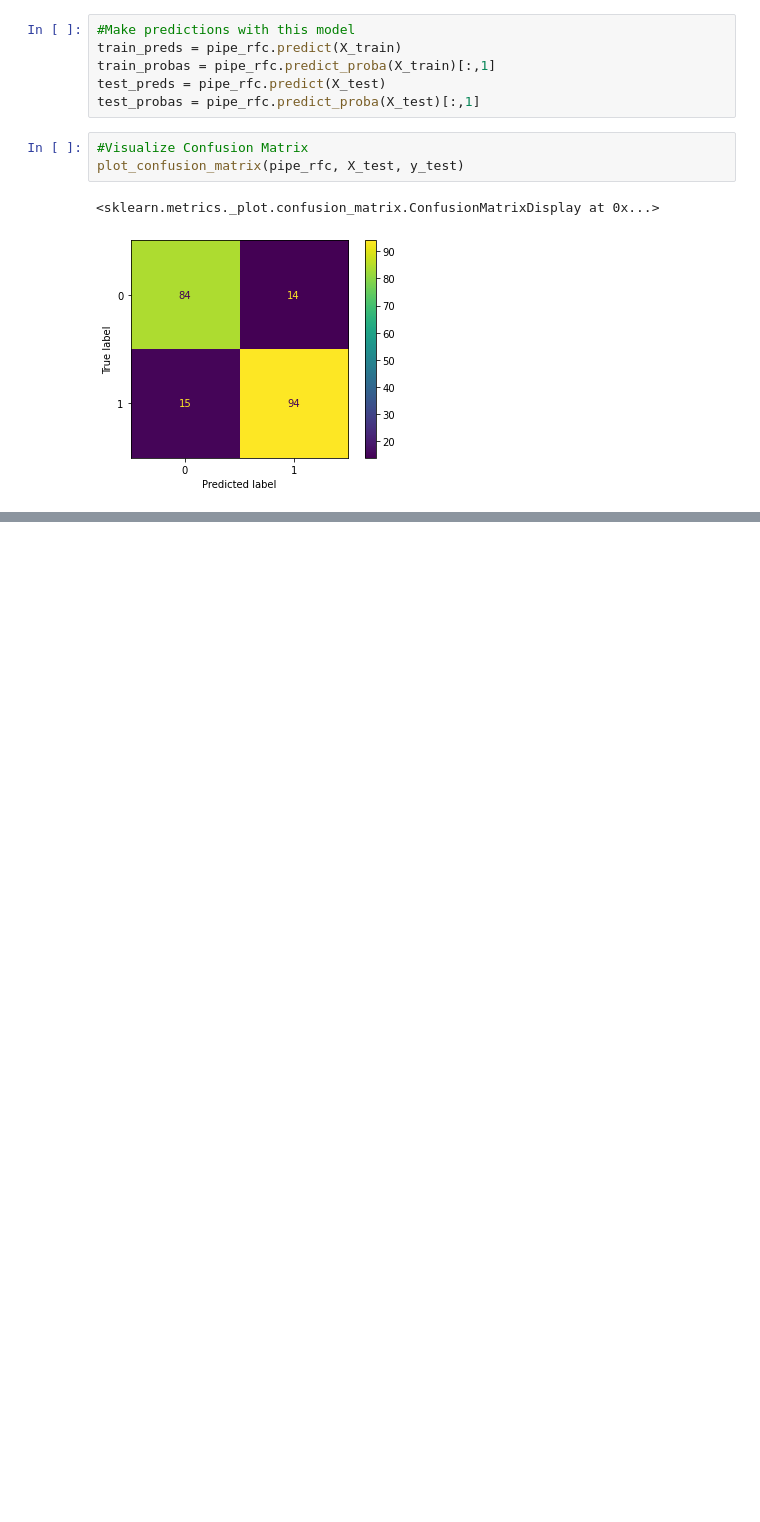
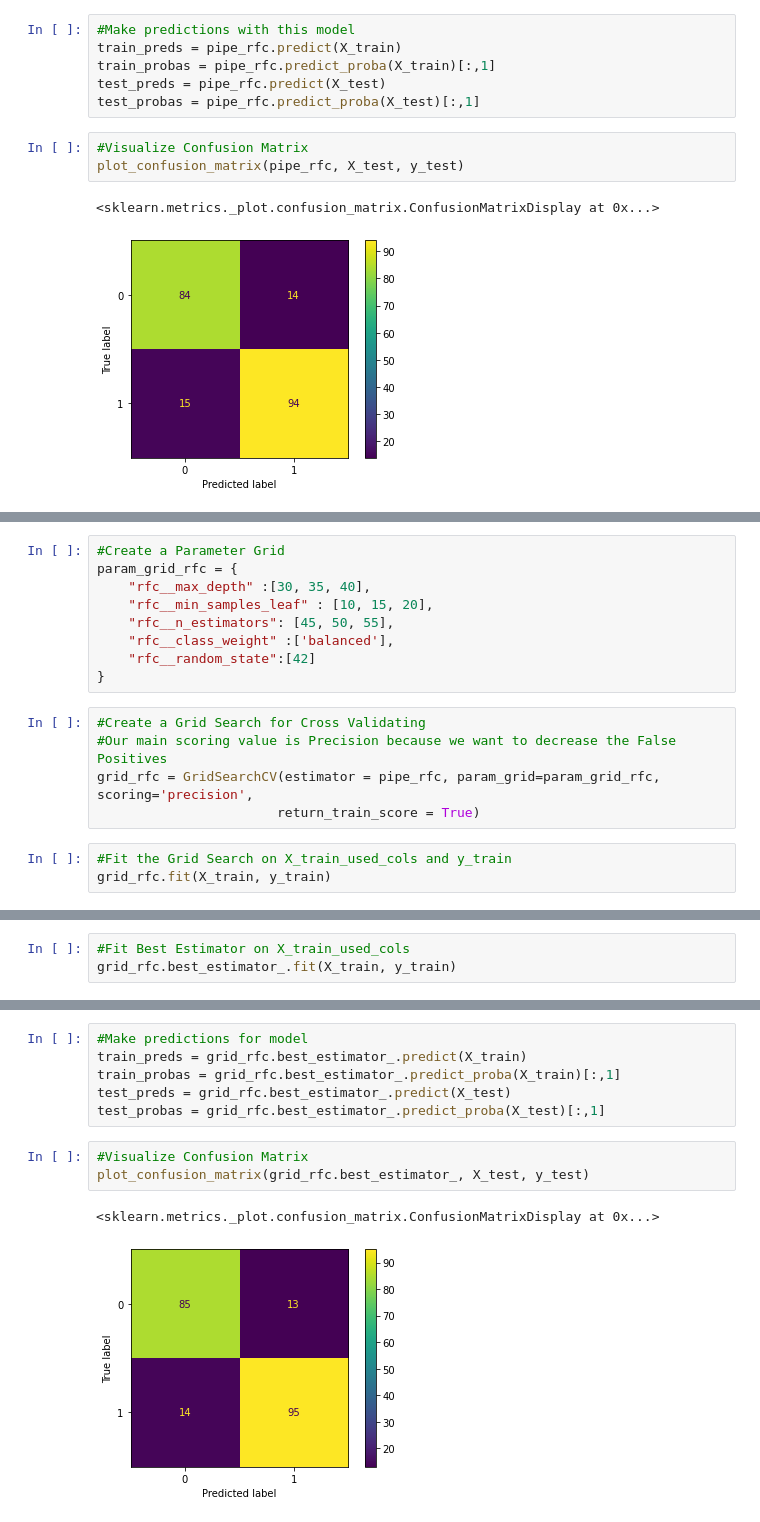
Before and after one commit to PattiCakes59/Predicting-Heart-Disease, a Jupyter notebook: Heart_Failure.ipynb, the cells around one changed output, grey strips where cells are left out. Drawn from its saved outputs; the diff is of its cells as text; blank space fills up the shorter version.

```diff
--- a/Heart_Failure.ipynb
+++ b/Heart_Failure.ipynb
@@ -447,0 +478,17 @@ plot_confusion_matrix(pipe_rfc, X_test, y_test)
+# %%
+#Create a Parameter Grid
+param_grid_rfc = {
+    "rfc__max_depth" :[30, 35, 40],
+    "rfc__min_samples_leaf" : [10, 15, 20],
+    "rfc__n_estimators": [45, 50, 55],
+    "rfc__class_weight" :['balanced'],
+    "rfc__random_state":[42]
+}
+# %%
+#Create a Grid Search for Cross Validating
+#Our main scoring value is Precision because we want to decrease the False Positives
+grid_rfc = GridSearchCV(estimator = pipe_rfc, param_grid=param_grid_rfc, scoring='precision',
+                       return_train_score = True)
+# %%
+#Fit the Grid Search on X_train_used_cols and y_train
+grid_rfc.fit(X_train, y_train)
@@ -447,0 +546,3 @@ plot_confusion_matrix(pipe_rfc, X_test, y_test)
+# %%
+#Fit Best Estimator on X_train_used_cols
+grid_rfc.best_estimator_.fit(X_train, y_train)
@@ -447,0 +562,12 @@ plot_confusion_matrix(pipe_rfc, X_test, y_test)
+# %%
+#Make predictions for model
+train_preds = grid_rfc.best_estimator_.predict(X_train)
+train_probas = grid_rfc.best_estimator_.predict_proba(X_train)[:,1]
+test_preds = grid_rfc.best_estimator_.predict(X_test)
+test_probas = grid_rfc.best_estimator_.predict_proba(X_test)[:,1]
+# %%
+#Visualize Confusion Matrix
+plot_confusion_matrix(grid_rfc.best_estimator_, X_test, y_test)
+# %% [output]
+<sklearn.metrics._plot.confusion_matrix.ConfusionMatrixDisplay at 0x...>
+[figure, added]
```
Also changed, not shown: parts of 11 cells of this notebook.
